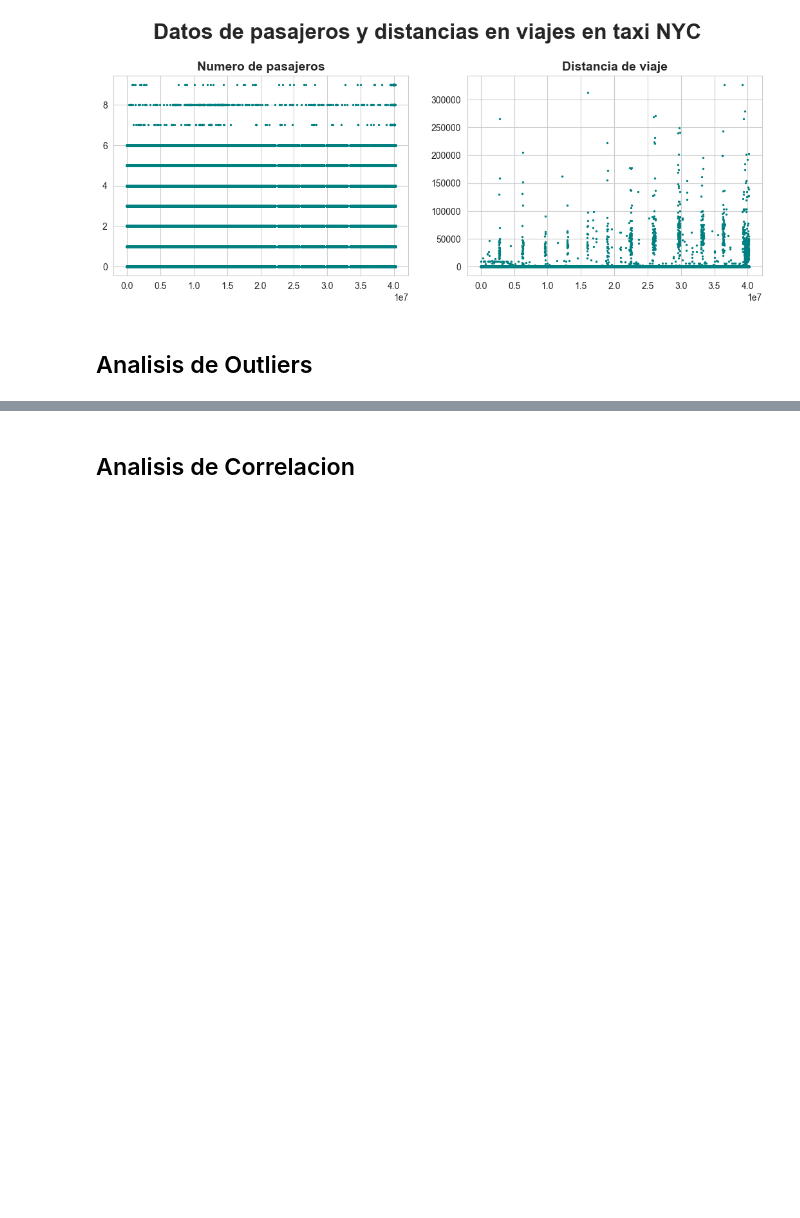
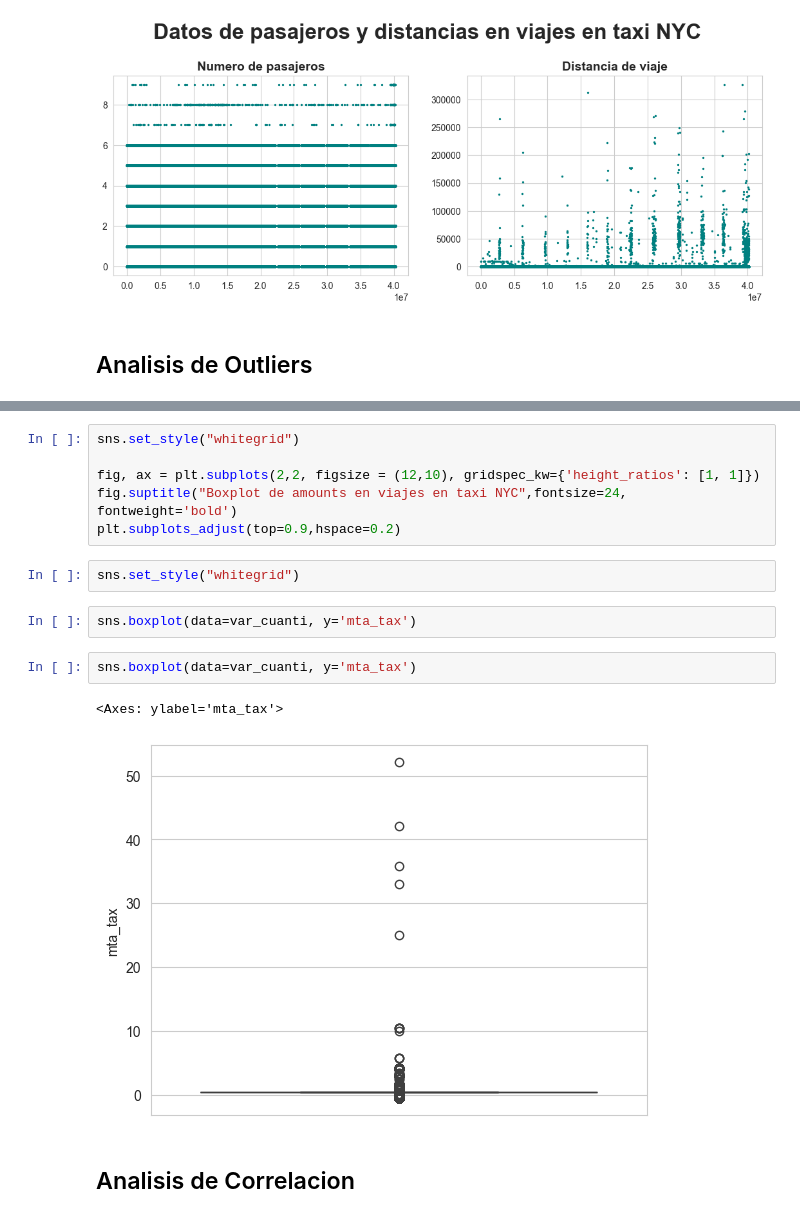
Before and after one commit to Rizo12G/Proyecto_final_henry, a Jupyter notebook: EDA_taxis.ipynb, the cells around one changed output, grey strips where cells are left out. Cells and saved outputs as stored; diff of their text form; blank space fills up the shorter version.

Commit message:
EDA taxis poquito

```diff
--- a/EDA_taxis.ipynb
+++ b/EDA_taxis.ipynb
@@ -320,3 +395,18 @@ plt.show()
+# %%
+sns.set_style("whitegrid")
+
+fig, ax = plt.subplots(2,2, figsize = (12,10), gridspec_kw={'height_ratios': [1, 1]})
+fig.suptitle("Boxplot de amounts en viajes en taxi NYC",fontsize=24, fontweight='bold')
+plt.subplots_adjust(top=0.9,hspace=0.2)
+# %%
+sns.set_style("whitegrid")
+# %%
+sns.boxplot(data=var_cuanti, y='mta_tax')
+# %%
+sns.boxplot(data=var_cuanti, y='mta_tax')
+# %% [output]
+<Axes: ylabel='mta_tax'>
+[figure, added]
 # %% [markdown]
 ## Analisis de Correlacion
 # %% [markdown]
```
Also changed, not shown: parts of 7 cells of this notebook.
